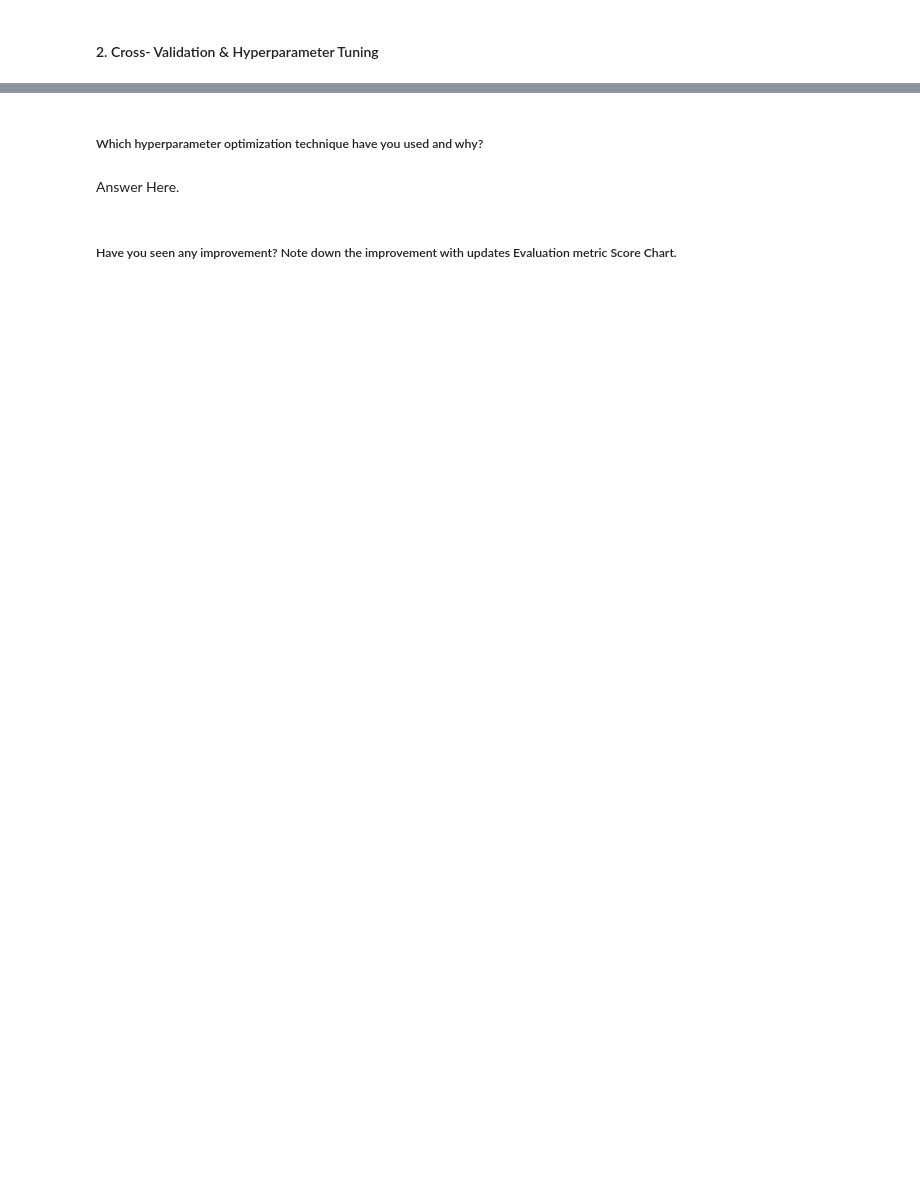
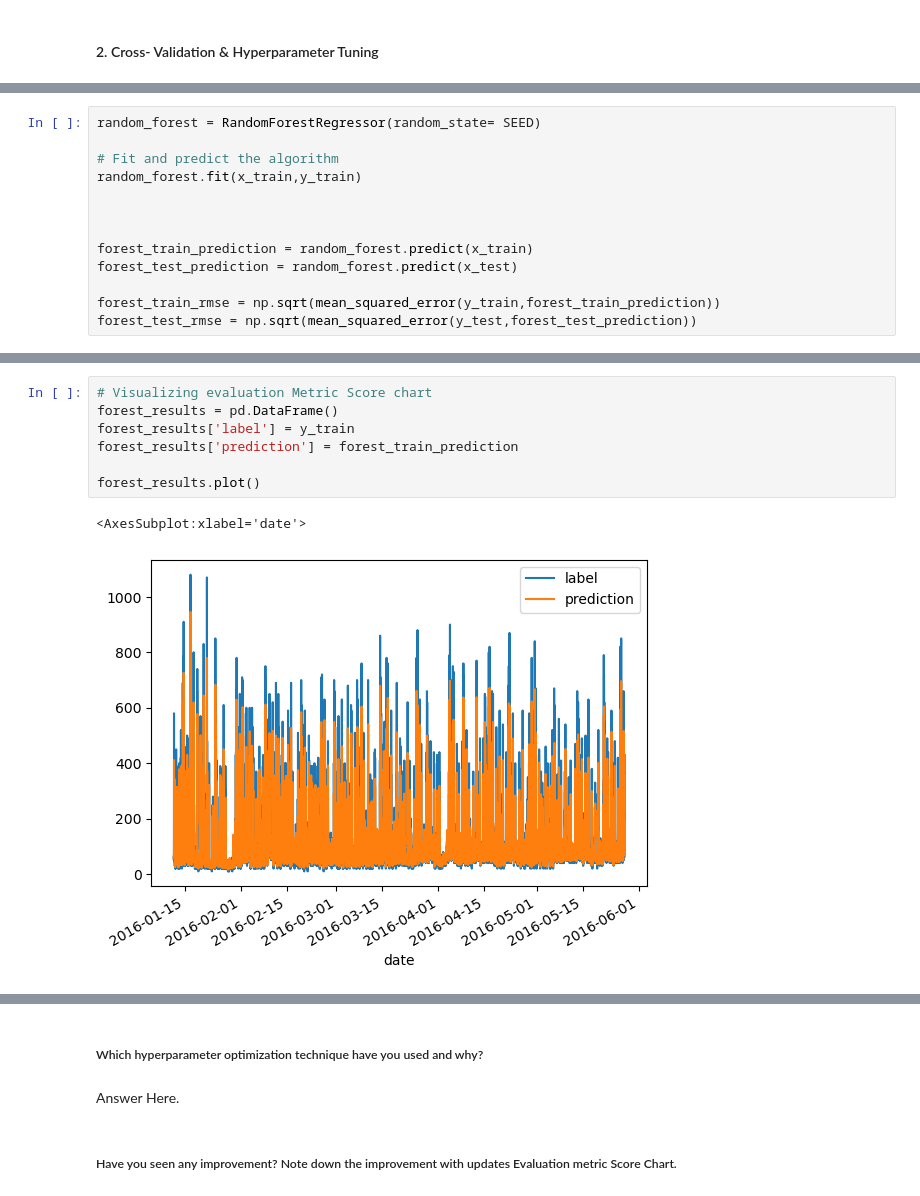
Before and after one commit to balaji-89/ApplianceEnergyPrediction, a Jupyter notebook: Solution/appliance_energy_ML.ipynb, the cells around one changed output, grey strips where cells are left out. Saved outputs shown, nothing was run; the diff lists cells and outputs as text; blank space fills up the shorter version.

```diff
--- a/Solution/appliance_energy_ML.ipynb
+++ b/Solution/appliance_energy_ML.ipynb
@@ -843,0 +943,13 @@ regressor.fit(x_train, y_train)
+# %%
+random_forest = RandomForestRegressor(random_state= SEED)
+
+# Fit and predict the algorithm
+random_forest.fit(x_train,y_train)
+
+
+
+forest_train_prediction = random_forest.predict(x_train)
+forest_test_prediction = random_forest.predict(x_test)
+
+forest_train_rmse = np.sqrt(mean_squared_error(y_train,forest_train_prediction))
+forest_test_rmse = np.sqrt(mean_squared_error(y_test,forest_test_prediction))
@@ -843,0 +962,10 @@ regressor.fit(x_train, y_train)
+# %%
+# Visualizing evaluation Metric Score chart
+forest_results = pd.DataFrame()
+forest_results['label'] = y_train
+forest_results['prediction'] = forest_train_prediction
+
+forest_results.plot()
+# %% [output]
+<AxesSubplot:xlabel='date'>
+[figure, added]
```
Also changed, not shown: parts of 70 cells of this notebook.
